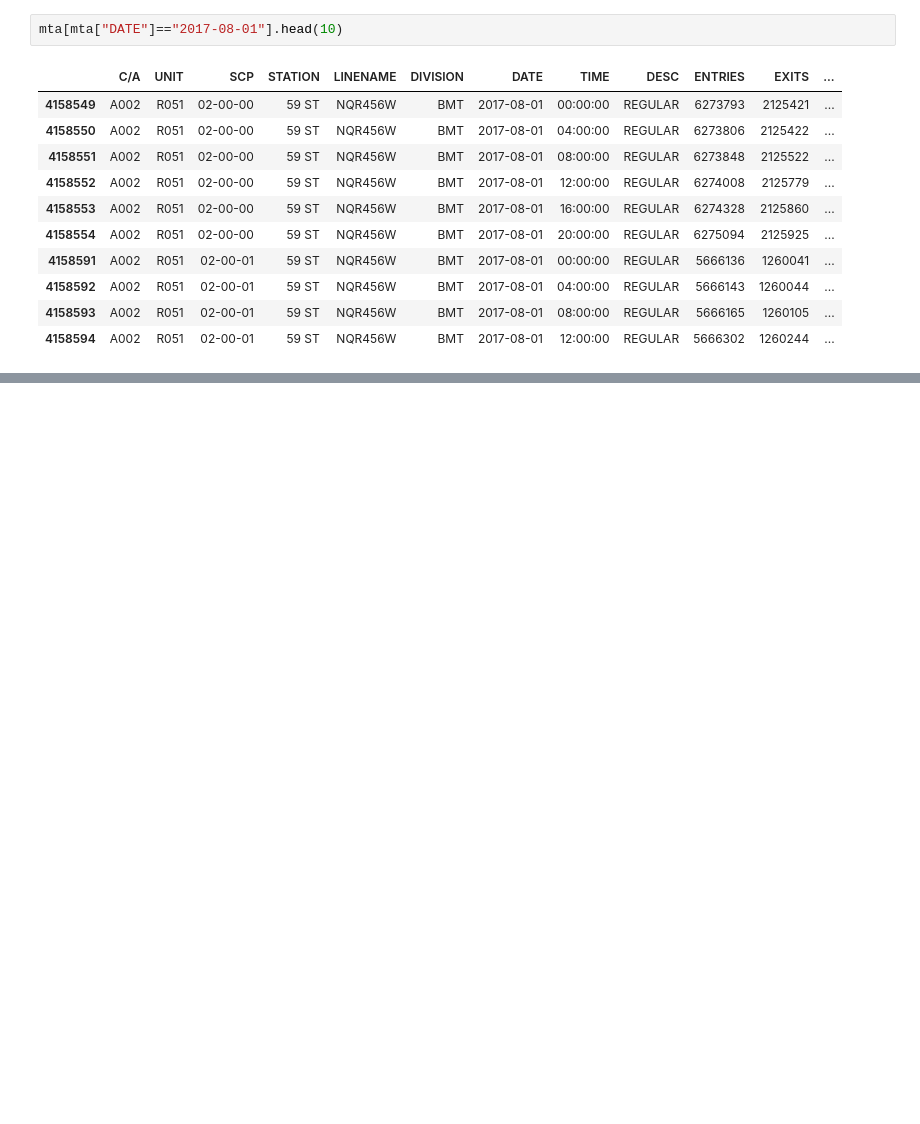
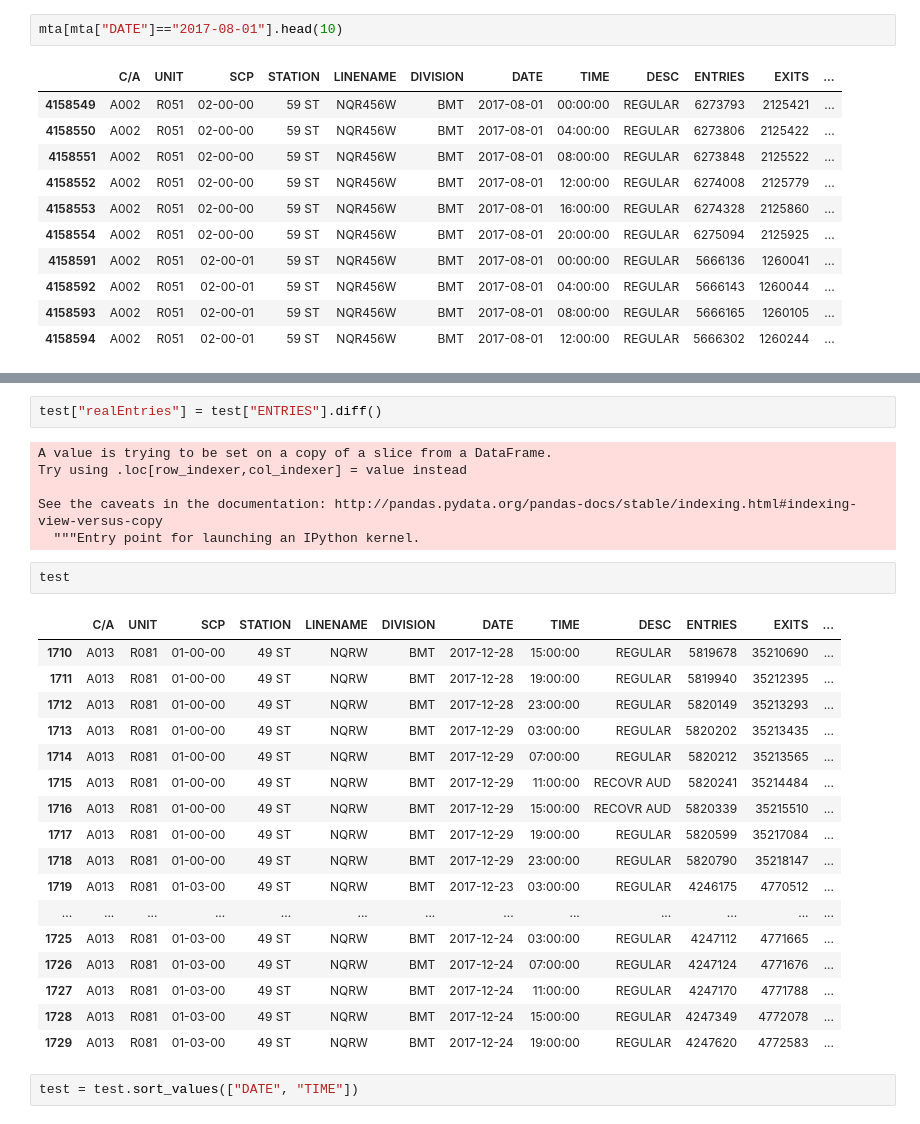
Before and after one commit to akshayjam/datascience, a Jupyter notebook: Data analysis of MTA turnstile dataset.ipynb, the cells around one changed output, grey strips where cells are left out. Drawn from its saved outputs; the diff is of its cells as text; blank space fills up the shorter version.

Commit message:
Added data transformation steps

```diff
--- a/Data analysis of MTA turnstile dataset.ipynb
+++ b/Data analysis of MTA turnstile dataset.ipynb
@@ -315,0 +571,30 @@ mta[mta["DATE"] == "2017-08-01"].Busyness.sum()
+# %%
+test["realEntries"] = test["ENTRIES"].diff()
+# %% [output]
+A value is trying to be set on a copy of a slice from a DataFrame.
+Try using .loc[row_indexer,col_indexer] = value instead
+
+See the caveats in the documentation: http://pandas.pydata.org/pandas-docs/stable/indexing.html#indexing-view-versus-copy
+  """Entry point for launching an IPython kernel.
+# %%
+test
+# %% [output]
+|  | C/A | UNIT | SCP | STATION | LINENAME | DIVISION | DATE | TIME | DESC | ENTRIES | EXITS | ... |
+| 1710 | A013 | R081 | 01-00-00 | 49 ST | NQRW | BMT | 2017-12-28 | 15:00:00 | REGULAR | 5819678 | 35210690 | ... |
+| 1711 | A013 | R081 | 01-00-00 | 49 ST | NQRW | BMT | 2017-12-28 | 19:00:00 | REGULAR | 5819940 | 35212395 | ... |
+| 1712 | A013 | R081 | 01-00-00 | 49 ST | NQRW | BMT | 2017-12-28 | 23:00:00 | REGULAR | 5820149 | 35213293 | ... |
+| 1713 | A013 | R081 | 01-00-00 | 49 ST | NQRW | BMT | 2017-12-29 | 03:00:00 | REGULAR | 5820202 | 35213435 | ... |
+| 1714 | A013 | R081 | 01-00-00 | 49 ST | NQRW | BMT | 2017-12-29 | 07:00:00 | REGULAR | 5820212 | 35213565 | ... |
+| 1715 | A013 | R081 | 01-00-00 | 49 ST | NQRW | BMT | 2017-12-29 | 11:00:00 | RECOVR AUD | 5820241 | 35214484 | ... |
+| 1716 | A013 | R081 | 01-00-00 | 49 ST | NQRW | BMT | 2017-12-29 | 15:00:00 | RECOVR AUD | 5820339 | 35215510 | ... |
+| 1717 | A013 | R081 | 01-00-00 | 49 ST | NQRW | BMT | 2017-12-29 | 19:00:00 | REGULAR | 5820599 | 35217084 | ... |
+| 1718 | A013 | R081 | 01-00-00 | 49 ST | NQRW | BMT | 2017-12-29 | 23:00:00 | REGULAR | 5820790 | 35218147 | ... |
+| 1719 | A013 | R081 | 01-03-00 | 49 ST | NQRW | BMT | 2017-12-23 | 03:00:00 | REGULAR | 4246175 | 4770512 | ... |
+| ... | ... | ... | ... | ... | ... | ... | ... | ... | ... | ... | ... | ... |
+| 1725 | A013 | R081 | 01-03-00 | 49 ST | NQRW | BMT | 2017-12-24 | 03:00:00 | REGULAR | 4247112 | 4771665 | ... |
+| 1726 | A013 | R081 | 01-03-00 | 49 ST | NQRW | BMT | 2017-12-24 | 07:00:00 | REGULAR | 4247124 | 4771676 | ... |
+| 1727 | A013 | R081 | 01-03-00 | 49 ST | NQRW | BMT | 2017-12-24 | 11:00:00 | REGULAR | 4247170 | 4771788 | ... |
+| 1728 | A013 | R081 | 01-03-00 | 49 ST | NQRW | BMT | 2017-12-24 | 15:00:00 | REGULAR | 4247349 | 4772078 | ... |
+| 1729 | A013 | R081 | 01-03-00 | 49 ST | NQRW | BMT | 2017-12-24 | 19:00:00 | REGULAR | 4247620 | 4772583 | ... |
+# %%
+test = test.sort_values(["DATE", "TIME"])
```
Also changed, not shown: parts of 63 cells of this notebook.
